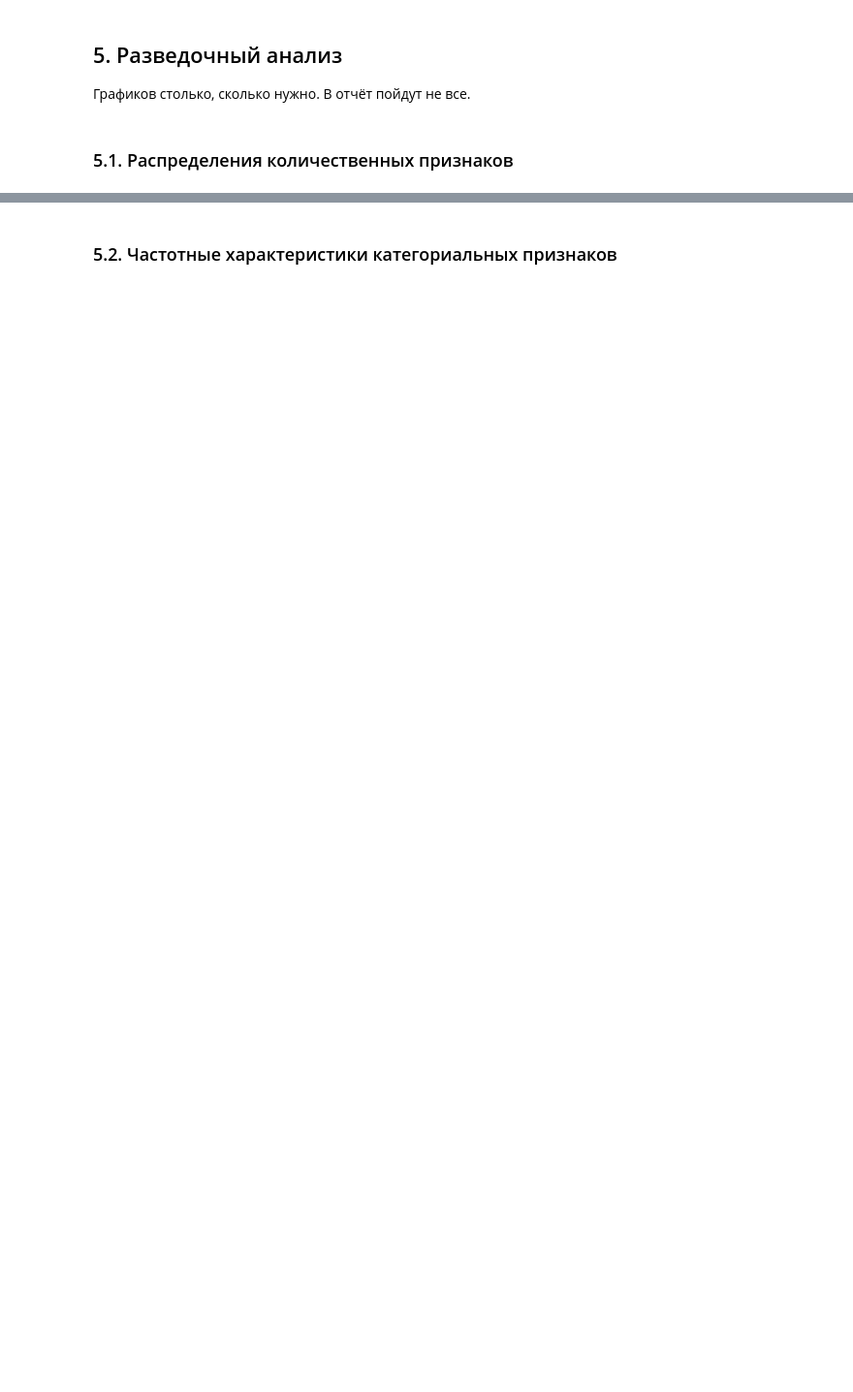
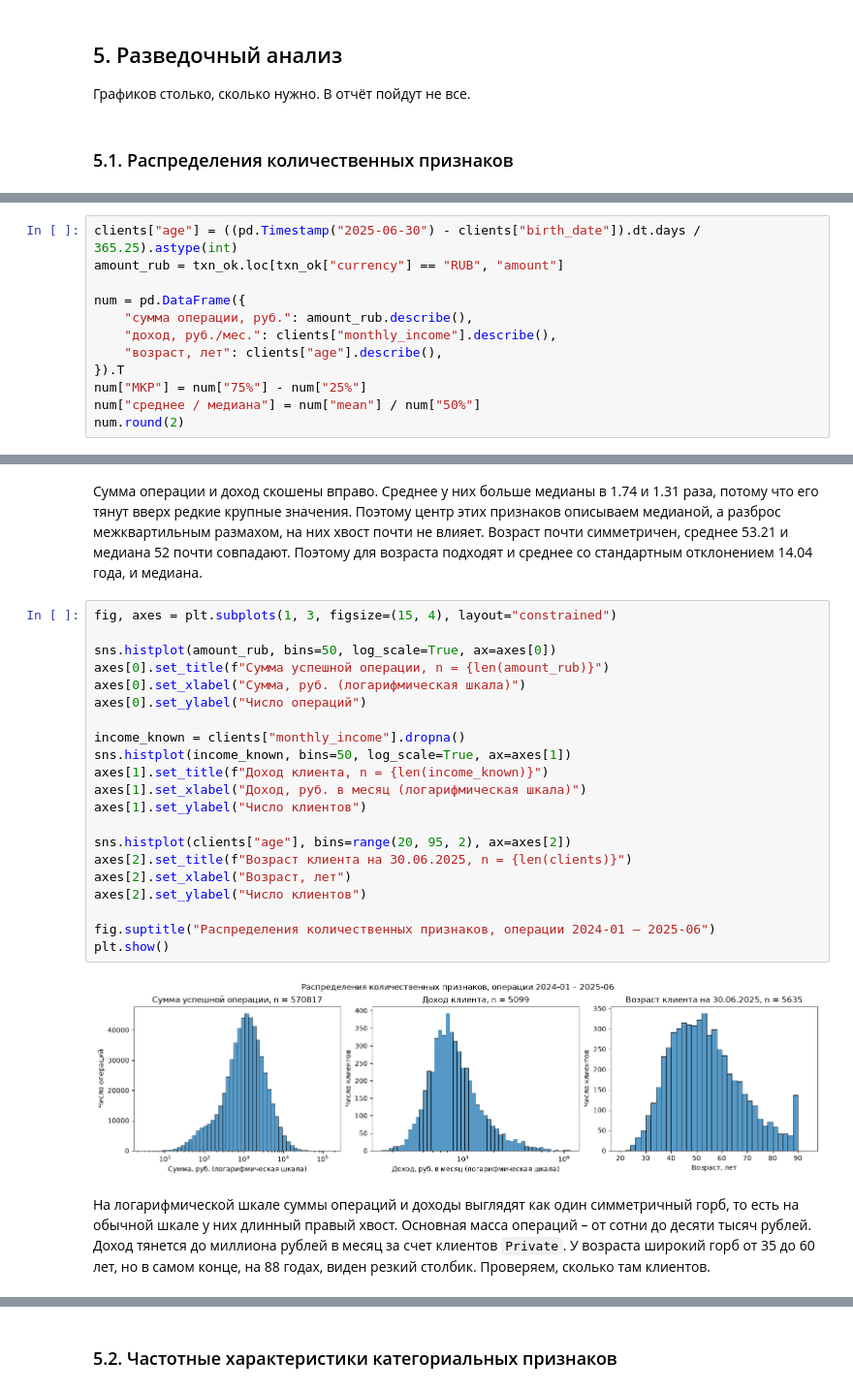
Before and after one commit to sangnchr-s/Gonchar_Alexander_Lab1, a Jupyter notebook: 01_analysis.ipynb, the cells around one changed output, grey strips where cells are left out. Shown at 97% size. Saved outputs shown, nothing was run; the diff lists cells and outputs as text; blank space fills up the shorter version.

```diff
--- a/01_analysis.ipynb
+++ b/01_analysis.ipynb
@@ -1138,0 +1141,12 @@ cleaning_log
+# %%
+clients["age"] = ((pd.Timestamp("2025-06-30") - clients["birth_date"]).dt.days / 365.25).astype(int)
+amount_rub = txn_ok.loc[txn_ok["currency"] == "RUB", "amount"]
+
+num = pd.DataFrame({
+    "сумма операции, руб.": amount_rub.describe(),
+    "доход, руб./мес.": clients["monthly_income"].describe(),
+    "возраст, лет": clients["age"].describe(),
+}).T
+num["МКР"] = num["75%"] - num["25%"]
+num["среднее / медиана"] = num["mean"] / num["50%"]
+num.round(2)
@@ -1138,0 +1158,29 @@ cleaning_log
+# %% [markdown]
+Сумма операции и доход скошены вправо. Среднее у них больше медианы в 1.74 и 1.31 раза, потому что его тянут вверх редкие крупные значения. Поэтому центр этих признаков описываем медианой, а разброс межквартильным размахом, на них хвост почти не влияет.
+Возраст почти симметричен, среднее 53.21 и медиана 52 почти совпадают. Поэтому для возраста подходят и среднее со стандартным отклонением 14.04 года, и медиана.
+# %%
+fig, axes = plt.subplots(1, 3, figsize=(15, 4), layout="constrained")
+
+sns.histplot(amount_rub, bins=50, log_scale=True, ax=axes[0])
+axes[0].set_title(f"Сумма успешной операции, n = {len(amount_rub)}")
+axes[0].set_xlabel("Сумма, руб. (логарифмическая шкала)")
+axes[0].set_ylabel("Число операций")
+
+income_known = clients["monthly_income"].dropna()
+sns.histplot(income_known, bins=50, log_scale=True, ax=axes[1])
+axes[1].set_title(f"Доход клиента, n = {len(income_known)}")
+axes[1].set_xlabel("Доход, руб. в месяц (логарифмическая шкала)")
+axes[1].set_ylabel("Число клиентов")
+
+sns.histplot(clients["age"], bins=range(20, 95, 2), ax=axes[2])
+axes[2].set_title(f"Возраст клиента на 30.06.2025, n = {len(clients)}")
+axes[2].set_xlabel("Возраст, лет")
+axes[2].set_ylabel("Число клиентов")
+
+fig.suptitle("Распределения количественных признаков, операции 2024-01 – 2025-06")
+plt.show()
+# %% [output]
+[figure, added]
+# %% [markdown]
+На логарифмической шкале суммы операций и доходы выглядят как один симметричный горб, то есть на обычной шкале у них длинный правый хвост. Основная масса операций – от сотни до десяти тысяч рублей. Доход тянется до миллиона рублей в месяц за счет клиентов `Private`.
+У возраста широкий горб от 35 до 60 лет, но в самом конце, на 88 годах, виден резкий столбик. Проверяем, сколько там клиентов.
```
Also changed, not shown: parts of 46 cells of this notebook.
